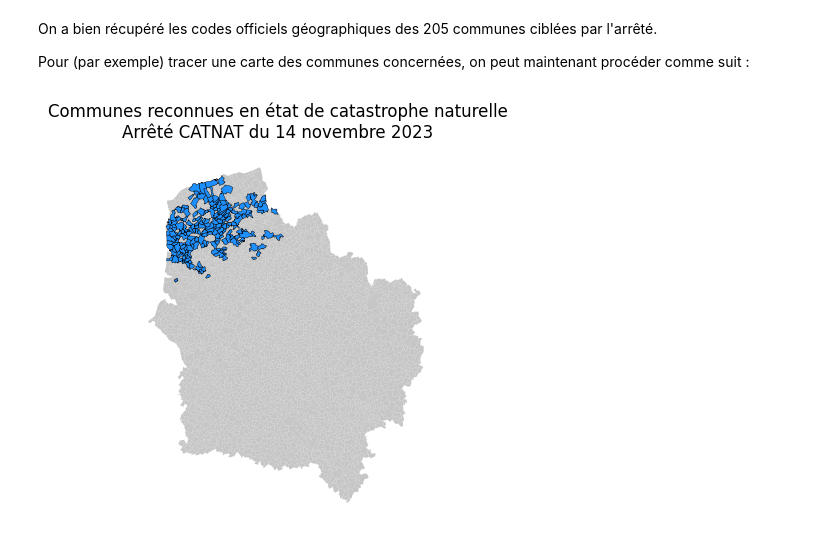
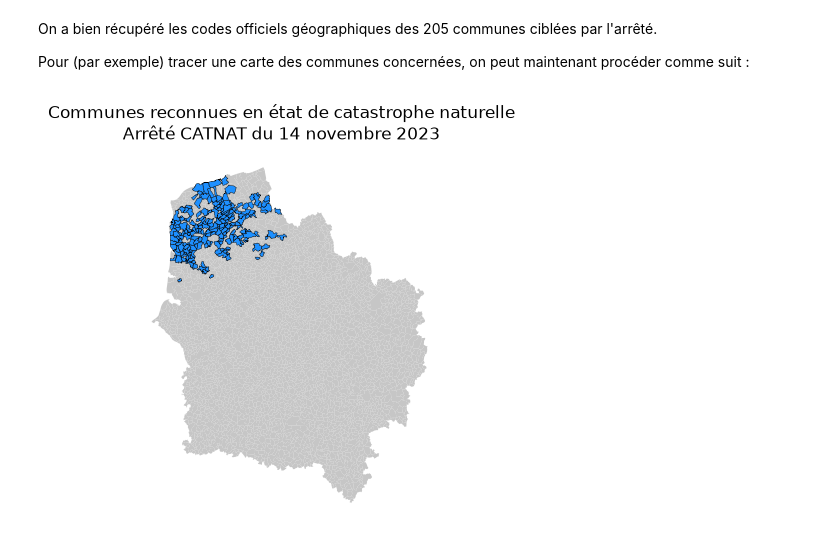
Before and after one commit to tgrandje/french-cities, a Jupyter notebook: notebooks_docs/usecase_3.ipynb, the cells around one changed output. Cells and saved outputs as stored; diff of their text form; code cells hidden in the pictures.

```diff
--- a/notebooks_docs/usecase_3.ipynb
+++ b/notebooks_docs/usecase_3.ipynb
@@ -101,12 +100,12 @@ Pour (par exemple) tracer une carte des communes concernées, on peut maintenant
 # %%
 from pynsee.geodata import get_geodata
 import geopandas as gpd
-cities = gpd.GeoDataFrame(get_geodata("ADMINEXPRESS-COG-CARTO.LATEST:commune"))
-cities = cities.merge(df, on="insee_com", how="left", indicator=True).query("insee_reg=='32'")
+cities = get_geodata("ADMINEXPRESS-COG-CARTO.LATEST:commune").rename({"code_insee":"insee_com"}, axis=1)
+cities = cities.merge(df, on="insee_com", how="left", indicator=True).query("code_insee_de_la_region=='32'")
 ax = cities.plot(edgecolor="none", alpha=.9, facecolor="silver")
 cities[cities._merge=="both"].plot(edgecolor="black", facecolor="dodgerblue", ax=ax, linewidth=.3)
 fig = ax.get_figure()
 fig.suptitle("Communes reconnues en état de catastrophe naturelle\nArrêté CATNAT du 14 novembre 2023")
 ax.set_axis_off()
 # %% [output]
-[figure, old version]
+[figure, new version]
```
Also changed, not shown: parts of 1 cell of this notebook, 14 other files.
